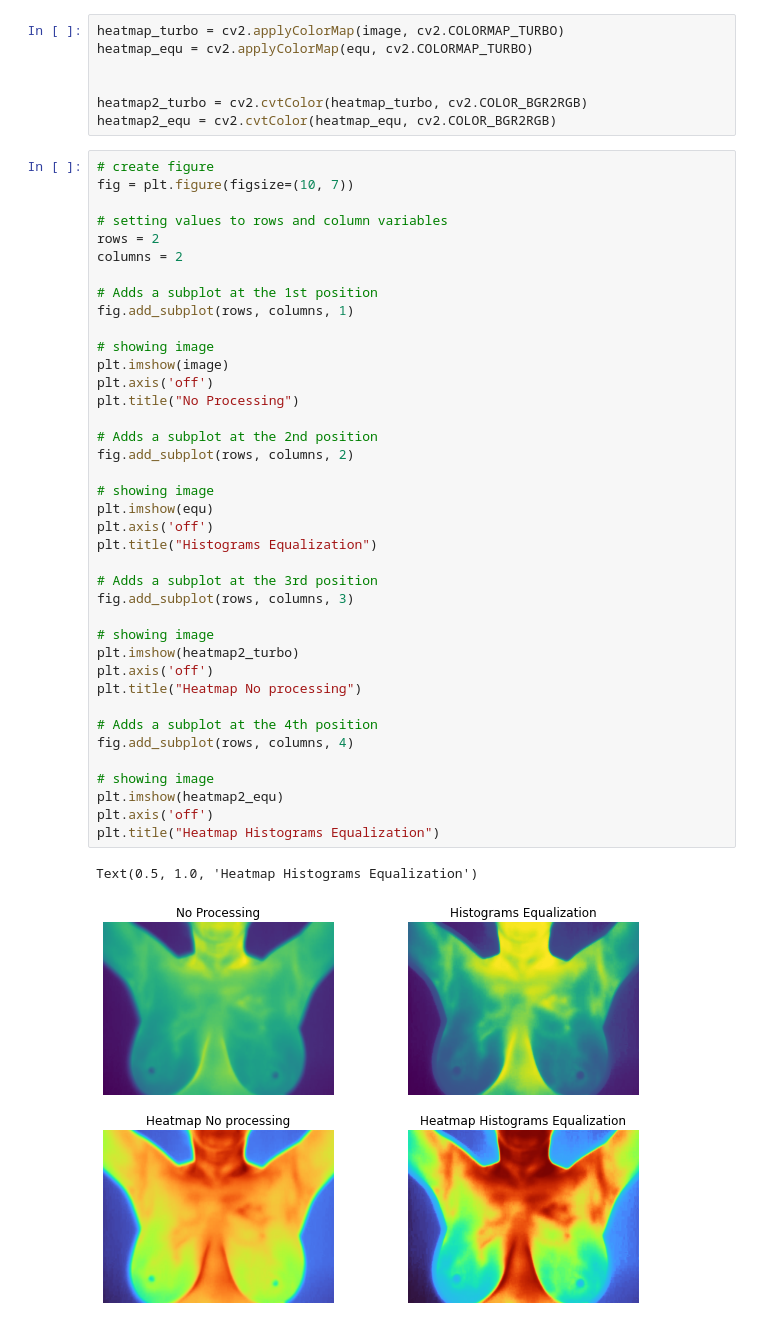
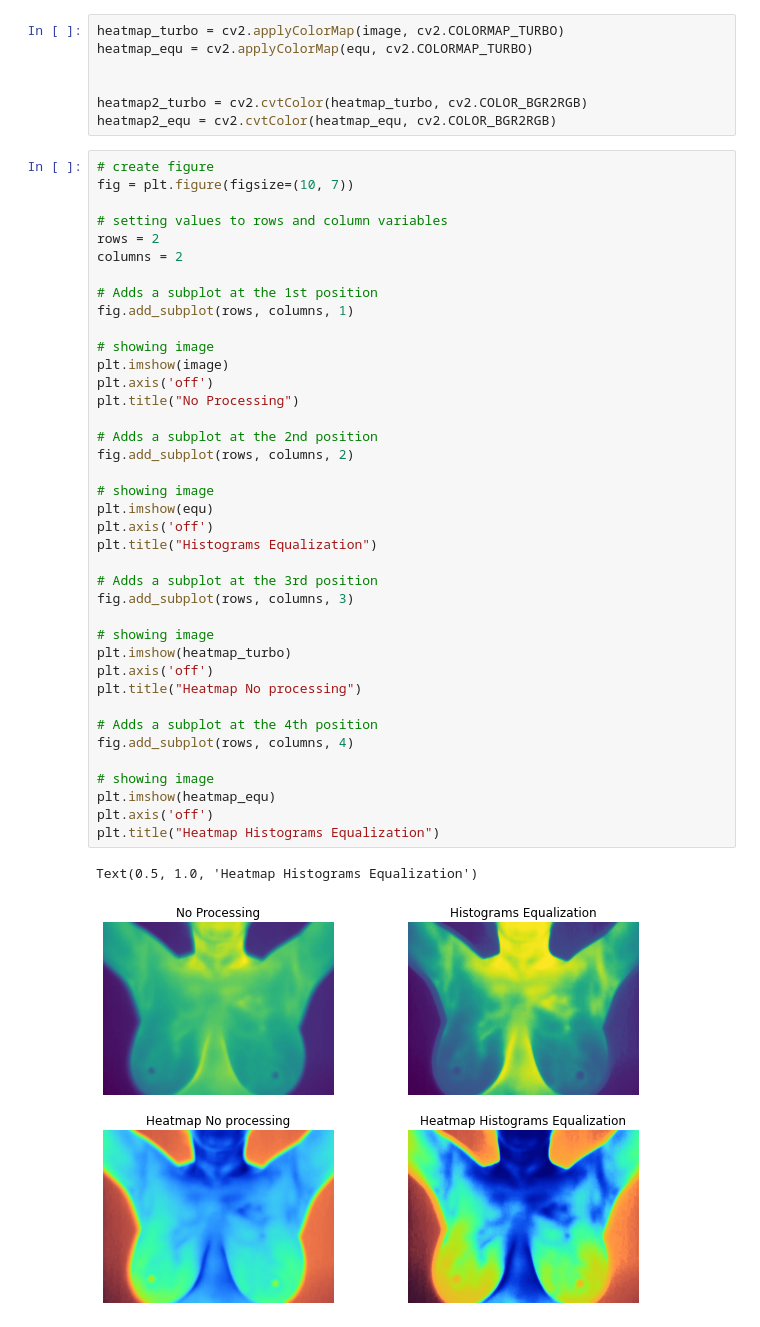
Before and after one commit to JulienMilon/Breast-Thermogram-Cancer-Classification, a Jupyter notebook: Image Processing.ipynb, the cells around one changed output. Cells and saved outputs as stored; diff of their text form.

```diff
--- a/Image Processing.ipynb
+++ b/Image Processing.ipynb
@@ -43,33 +41,33 @@ columns = 2
 fig.add_subplot(rows, columns, 1)
 
 # showing image
 plt.imshow(image)
 plt.axis('off')
 plt.title("No Processing")
 
 # Adds a subplot at the 2nd position
 fig.add_subplot(rows, columns, 2)
 
 # showing image
 plt.imshow(equ)
 plt.axis('off')
 plt.title("Histograms Equalization")
 
 # Adds a subplot at the 3rd position
 fig.add_subplot(rows, columns, 3)
 
 # showing image
-plt.imshow(heatmap2_turbo)
+plt.imshow(heatmap_turbo)
 plt.axis('off')
 plt.title("Heatmap No processing")
 
 # Adds a subplot at the 4th position
 fig.add_subplot(rows, columns, 4)
 
 # showing image
-plt.imshow(heatmap2_equ)
+plt.imshow(heatmap_equ)
 plt.axis('off')
 plt.title("Heatmap Histograms Equalization")
 # %% [output]
 Text(0.5, 1.0, 'Heatmap Histograms Equalization')
-[figure, old version]
+[figure, new version]
```
Also changed, not shown: parts of 3 cells of this notebook.
